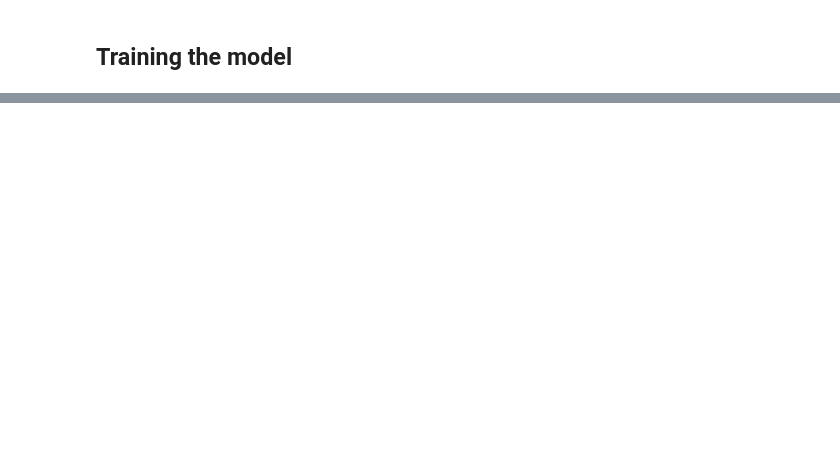
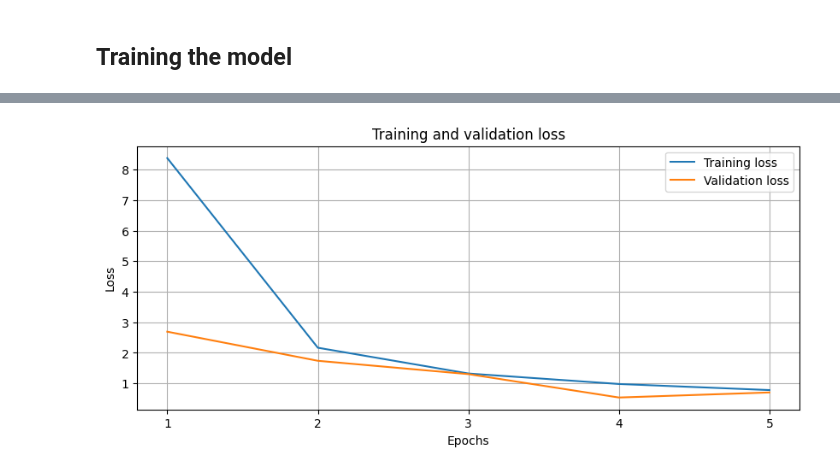
Before and after one commit to swiss-ai-center/a-guide-to-mlops, a Jupyter notebook: notebook.ipynb, the cells around one changed output, grey strips where cells are left out. Cells and saved outputs as stored; diff of their text form; code cells hidden in the pictures; blank space fills up the shorter version.

```diff
--- a/notebook.ipynb
+++ b/notebook.ipynb
@@ -133,0 +128,14 @@ plt.show()
+# %%
+model = tf.keras.models.Sequential(
+    [
+        tf.keras.layers.Conv2D(
+            32, (3, 3), activation="relu", input_shape=(32, 32, 1)
+        ),
+        tf.keras.layers.MaxPooling2D((3, 3)),
+        tf.keras.layers.Flatten(),
+        tf.keras.layers.Dense(128, activation="relu"),
+        tf.keras.layers.Dense(11),
+    ]
+)
+
+model.summary()
@@ -133,0 +163,12 @@ plt.show()
+# %%
+model.compile(
+    optimizer=tf.keras.optimizers.Adam(0.0001),
+    loss=tf.keras.losses.SparseCategoricalCrossentropy(from_logits=True),
+    metrics=[tf.keras.metrics.SparseCategoricalAccuracy()],
+
+)
+model.fit(
+    ds_train,
+    epochs=5,
+    validation_data=ds_test,
+)
@@ -203,0 +199,17 @@ weighted avg       0.86      0.86      0.86      6000
+# %%
+# Plot the training and validation loss
+history = model.history.history
+epochs = range(1, len(history["loss"]) + 1)
+
+plt.figure(figsize=(10, 4))
+plt.plot(epochs, history["loss"], label="Training loss")
+plt.plot(epochs, history["val_loss"], label="Validation loss")
+plt.xticks(epochs)
+plt.title("Training and validation loss")
+plt.xlabel("Epochs")
+plt.ylabel("Loss")
+plt.legend()
+plt.grid(True)
+plt.show()
+# %% [output]
+[figure, added]
```
Also changed, not shown: parts of 31 cells of this notebook, 1 other file.
